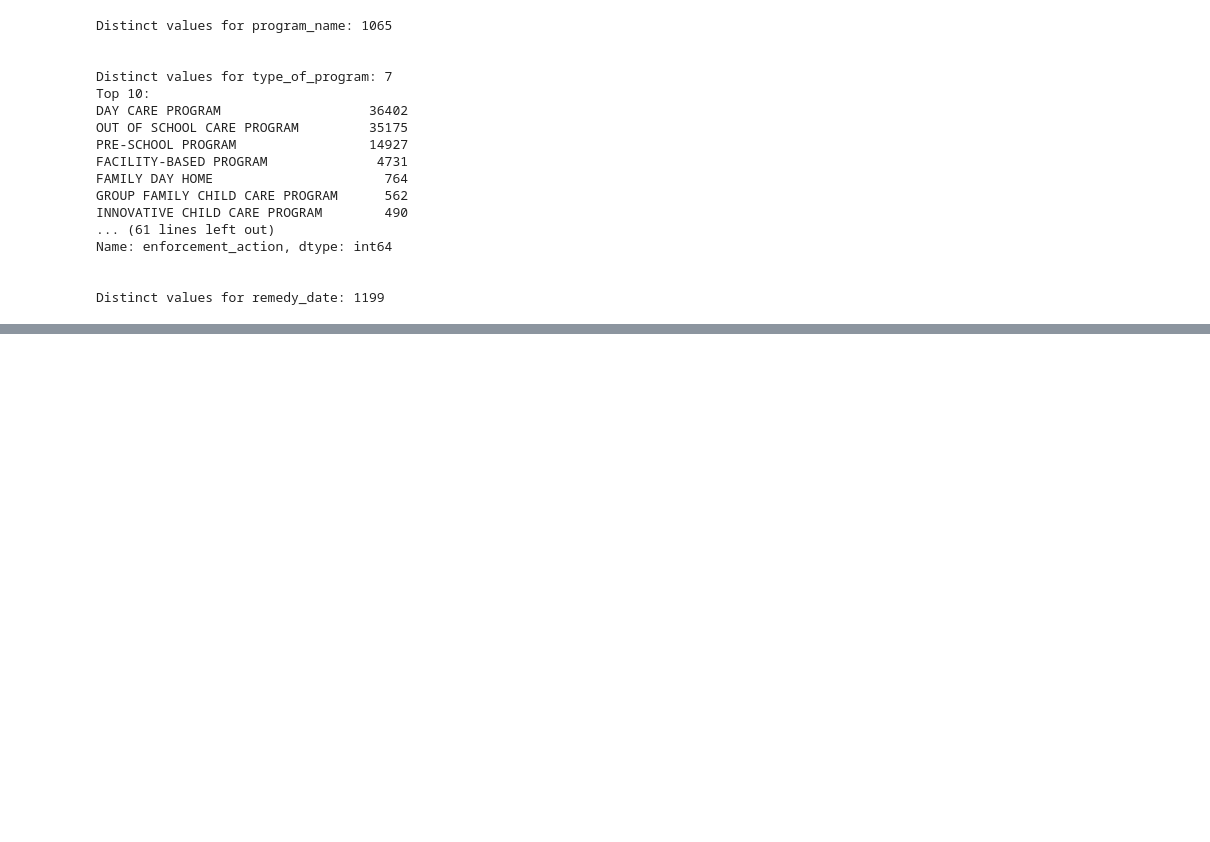
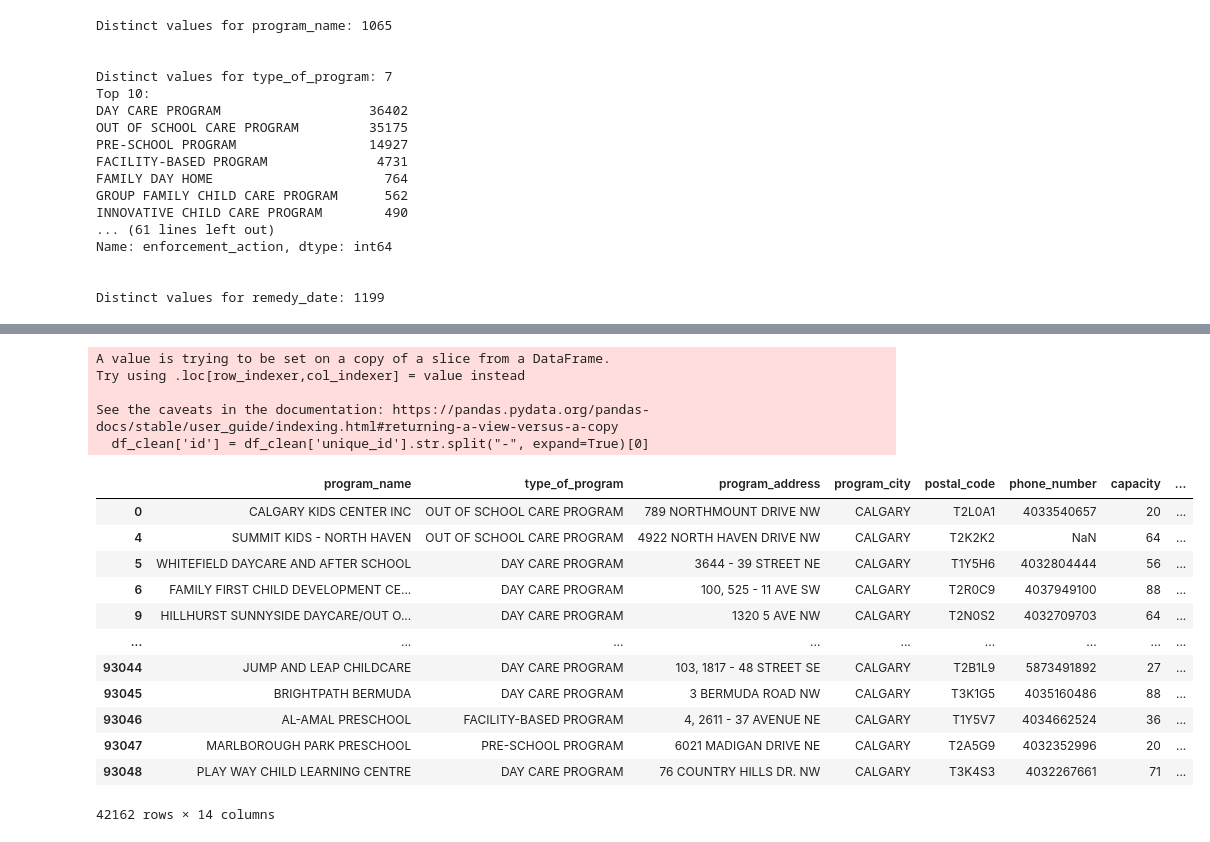
Before and after one commit to brunocgf/calgary_childcares, a Jupyter notebook: workbook.ipynb, the cells around one changed output, grey strips where cells are left out. Saved outputs shown, nothing was run; the diff lists cells and outputs as text; code cells hidden in the pictures; blank space fills up the shorter version.

```diff
--- a/workbook.ipynb
+++ b/workbook.ipynb
@@ -93,0 +176,24 @@ df
+# %%
+df_clean['id'] = df_clean['unique_id'].str.split("-", expand=True)[0]
+# %% [output]
+A value is trying to be set on a copy of a slice from a DataFrame.
+Try using .loc[row_indexer,col_indexer] = value instead
+
+See the caveats in the documentation: https://pandas.pydata.org/pandas-docs/stable/user_guide/indexing.html#returning-a-view-versus-a-copy
+  df_clean['id'] = df_clean['unique_id'].str.split("-", expand=True)[0]
+# %%
+df_clean
+# %% [output]
+|  | program_name | type_of_program | program_address | program_city | postal_code | phone_number | capacity | ... |
+| 0 | CALGARY KIDS CENTER INC | OUT OF SCHOOL CARE PROGRAM | 789 NORTHMOUNT DRIVE NW | CALGARY | T2L0A1 | 4033540657 | 20 | ... |
+| 4 | SUMMIT KIDS - NORTH HAVEN | OUT OF SCHOOL CARE PROGRAM | 4922 NORTH HAVEN DRIVE NW | CALGARY | T2K2K2 | NaN | 64 | ... |
+| 5 | WHITEFIELD DAYCARE AND AFTER SCHOOL | DAY CARE PROGRAM | 3644 - 39 STREET NE | CALGARY | T1Y5H6 | 4032804444 | 56 | ... |
+| 6 | FAMILY FIRST CHILD DEVELOPMENT CE... | DAY CARE PROGRAM | 100, 525 - 11 AVE SW | CALGARY | T2R0C9 | 4037949100 | 88 | ... |
+| 9 | HILLHURST SUNNYSIDE DAYCARE/OUT O... | DAY CARE PROGRAM | 1320 5 AVE NW | CALGARY | T2N0S2 | 4032709703 | 64 | ... |
+| ... | ... | ... | ... | ... | ... | ... | ... | ... |
+| 93044 | JUMP AND LEAP CHILDCARE | DAY CARE PROGRAM | 103, 1817 - 48 STREET SE | CALGARY | T2B1L9 | 5873491892 | 27 | ... |
+| 93045 | BRIGHTPATH BERMUDA | DAY CARE PROGRAM | 3 BERMUDA ROAD NW | CALGARY | T3K1G5 | 4035160486 | 88 | ... |
+| 93046 | AL-AMAL PRESCHOOL | FACILITY-BASED PROGRAM | 4, 2611 - 37 AVENUE NE | CALGARY | T1Y5V7 | 4034662524 | 36 | ... |
+| 93047 | MARLBOROUGH PARK PRESCHOOL | PRE-SCHOOL PROGRAM | 6021 MADIGAN DRIVE NE | CALGARY | T2A5G9 | 4032352996 | 20 | ... |
+| 93048 | PLAY WAY CHILD LEARNING CENTRE | DAY CARE PROGRAM | 76 COUNTRY HILLS DR. NW | CALGARY | T3K4S3 | 4032267661 | 71 | ... |
+42162 rows × 14 columns
```
Also changed, not shown: parts of 15 cells of this notebook, 2 other files.
